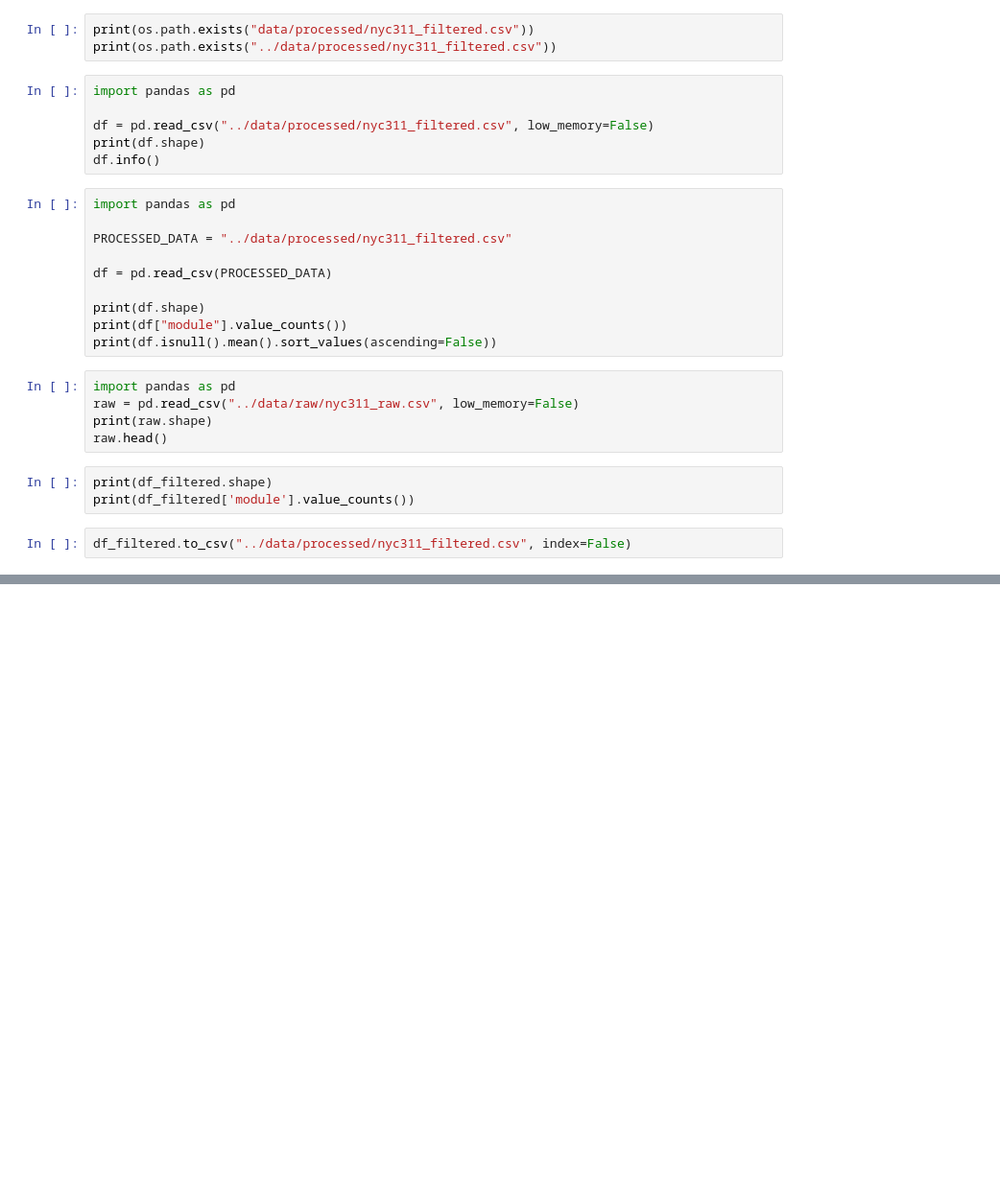
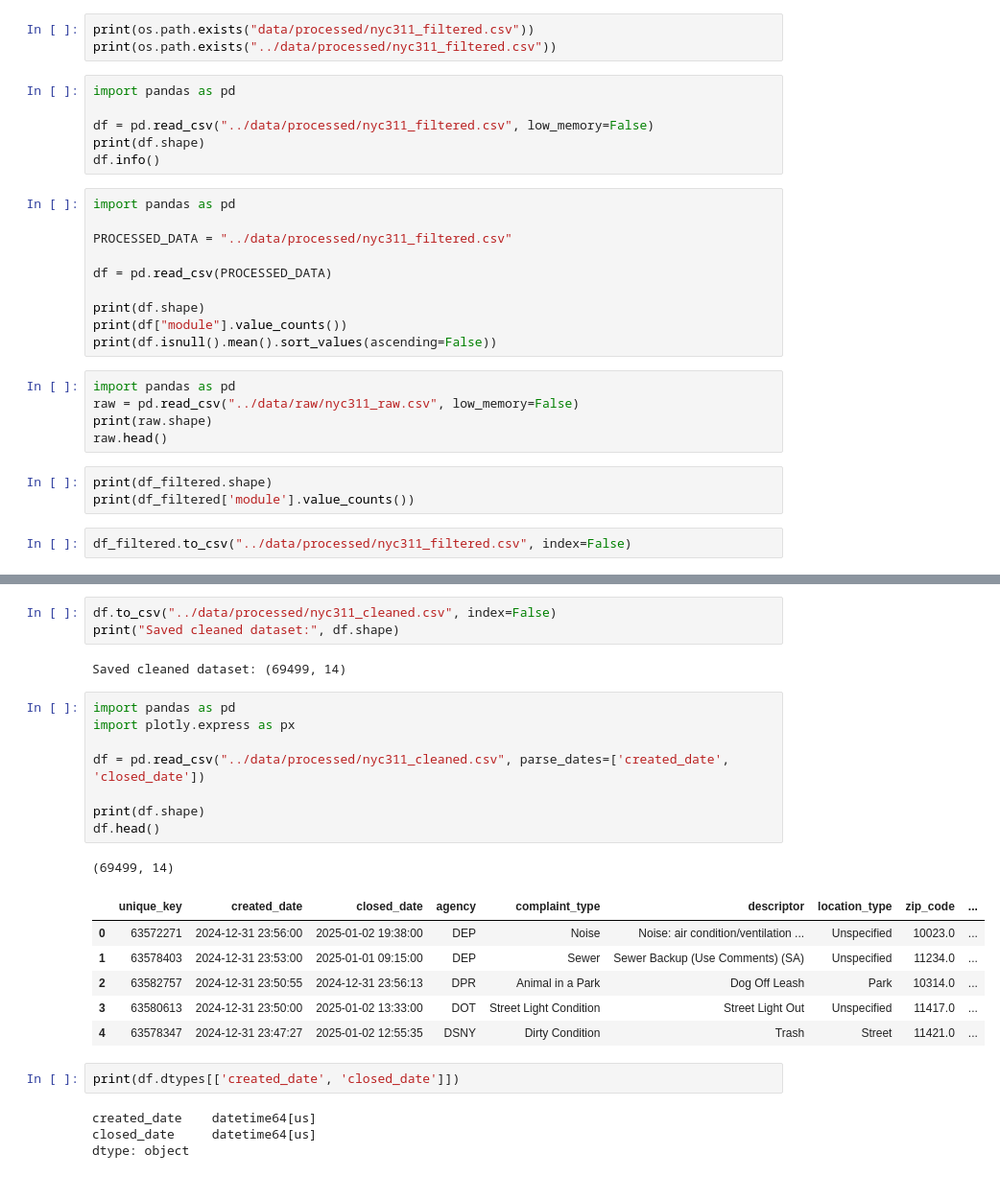
Before and after one commit to Bhumika-Nagar/SmartCity, a Jupyter notebook: ml-service/notebooks/01_explore_data.ipynb, the cells around one changed output, grey strips where cells are left out. Shown at 96% size. Cells and saved outputs as stored; diff of their text form; blank space fills up the shorter version.

```diff
--- a/ml-service/notebooks/01_explore_data.ipynb
+++ b/ml-service/notebooks/01_explore_data.ipynb
@@ -125,0 +286,27 @@ df.info()
+# %%
+df.to_csv("../data/processed/nyc311_cleaned.csv", index=False)
+print("Saved cleaned dataset:", df.shape)
+# %% [output]
+Saved cleaned dataset: (69499, 14)
+# %%
+import pandas as pd
+import plotly.express as px
+
+df = pd.read_csv("../data/processed/nyc311_cleaned.csv", parse_dates=['created_date', 'closed_date'])
+
+print(df.shape)
+df.head()
+# %% [output]
+(69499, 14)
+|  | unique_key | created_date | closed_date | agency | complaint_type | descriptor | location_type | zip_code | ... |
+| 0 | 63572271 | 2024-12-31 23:56:00 | 2025-01-02 19:38:00 | DEP | Noise | Noise: air condition/ventilation ... | Unspecified | 10023.0 | ... |
+| 1 | 63578403 | 2024-12-31 23:53:00 | 2025-01-01 09:15:00 | DEP | Sewer | Sewer Backup (Use Comments) (SA) | Unspecified | 11234.0 | ... |
+| 2 | 63582757 | 2024-12-31 23:50:55 | 2024-12-31 23:56:13 | DPR | Animal in a Park | Dog Off Leash | Park | 10314.0 | ... |
+| 3 | 63580613 | 2024-12-31 23:50:00 | 2025-01-02 13:33:00 | DOT | Street Light Condition | Street Light Out | Unspecified | 11417.0 | ... |
+| 4 | 63578347 | 2024-12-31 23:47:27 | 2025-01-02 12:55:35 | DSNY | Dirty Condition | Trash | Street | 11421.0 | ... |
+# %%
+print(df.dtypes[['created_date', 'closed_date']])
+# %% [output]
+created_date    datetime64[us]
+closed_date     datetime64[us]
+dtype: object
```
Also changed, not shown: parts of 22 cells of this notebook.
